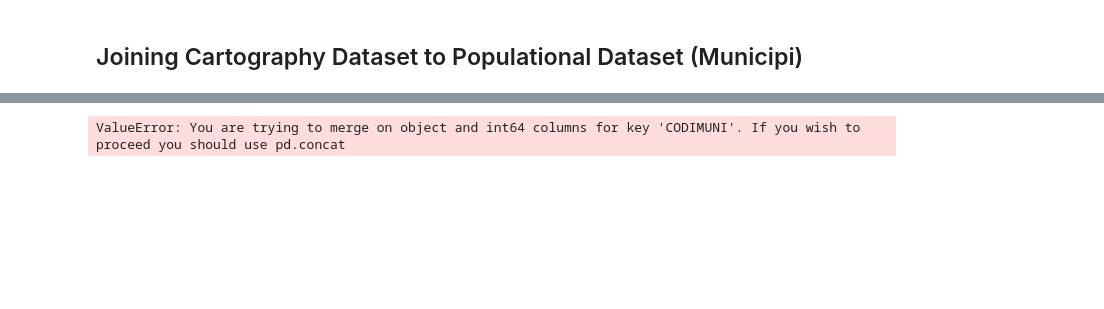
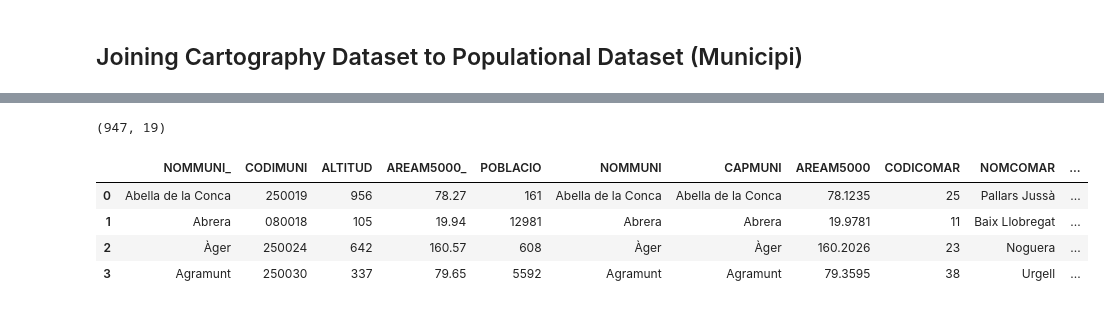
Before and after one commit to jordirubio01/MobiCat, a Jupyter notebook: catalonia-geography-maps/Catalonia_Geography_Maps_Exploration.ipynb, the cells around one changed output, grey strips where cells are left out. Cells and saved outputs as stored; diff of their text form; code cells hidden in the pictures; blank space fills up the shorter version.

```diff
--- a/catalonia-geography-maps/Catalonia_Geography_Maps_Exploration.ipynb
+++ b/catalonia-geography-maps/Catalonia_Geography_Maps_Exploration.ipynb
@@ -202,4 +172,21 @@ ax = result.plot(
-# %%
-populations_data.join(other=municipi_data, on="CODIMUNI")
-# %% [output]
-ValueError: You are trying to merge on object and int64 columns for key 'CODIMUNI'. If you wish to proceed you should use pd.concat
+# %%
+population_data["CODIMUNI"] = population_data["CODIMUNI"].astype(str)
+municipi_data["CODIMUNI"] = municipi_data["CODIMUNI"].astype(str)
+
+municipi_population = population_data.join(
+    other=municipi_data.set_index("CODIMUNI"),
+    on="CODIMUNI"
+)
+
+municipi_population["DENSITAT"] = municipi_population["POBLACIO"] / municipi_population["AREAM5000"]
+municipi_population["DENSITAT"] = municipi_population["POBLACIO"] / municipi_population["AREAM5000"]
+
+print(municipi_population.shape)
+display(municipi_population.head(4))
+# %% [output]
+(947, 19)
+|  | NOMMUNI_ | CODIMUNI | ALTITUD | AREAM5000_ | POBLACIO | NOMMUNI | CAPMUNI | AREAM5000 | CODICOMAR | NOMCOMAR | ... |
+| 0 | Abella de la Conca | 250019 | 956 | 78.27 | 161 | Abella de la Conca | Abella de la Conca | 78.1235 | 25 | Pallars Jussà | ... |
+| 1 | Abrera | 080018 | 105 | 19.94 | 12981 | Abrera | Abrera | 19.9781 | 11 | Baix Llobregat | ... |
+| 2 | Àger | 250024 | 642 | 160.57 | 608 | Àger | Àger | 160.2026 | 23 | Noguera | ... |
+| 3 | Agramunt | 250030 | 337 | 79.65 | 5592 | Agramunt | Agramunt | 79.3595 | 38 | Urgell | ... |
```
Also changed, not shown: parts of 12 cells of this notebook, 1 other file.
